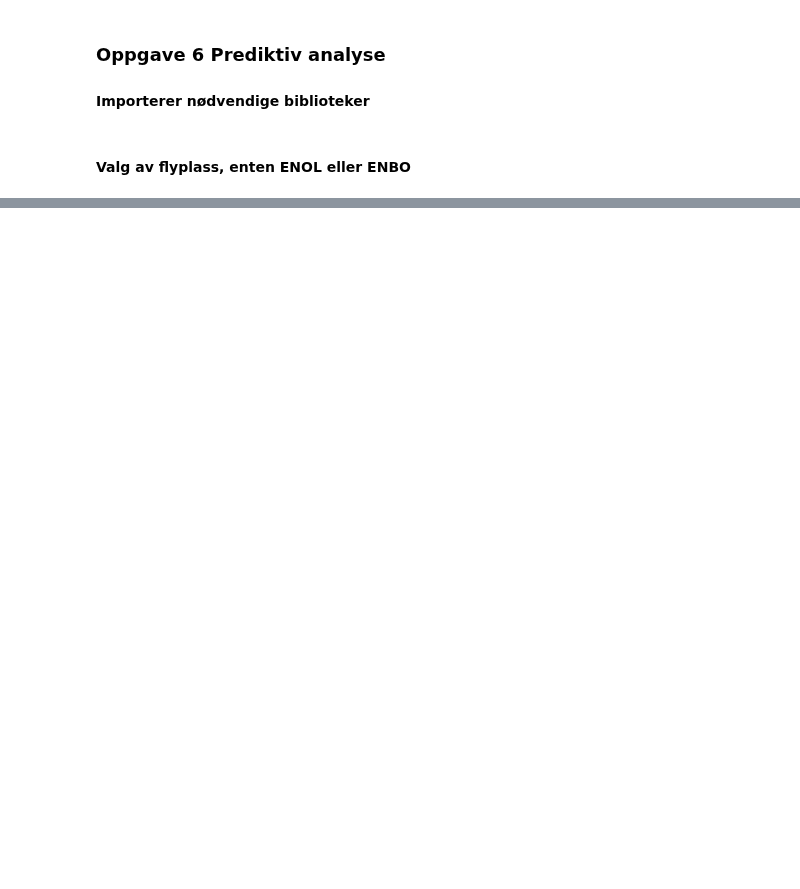
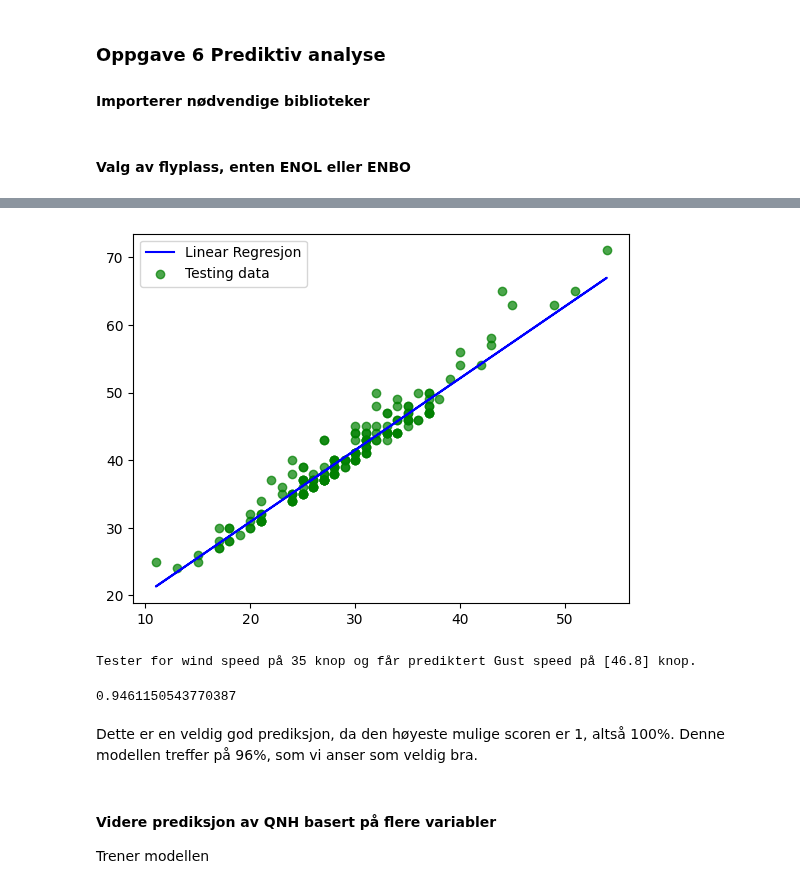
Before and after one commit to oaherrem/Prosjektgruppe55, a Jupyter notebook: notebooks/06_prediktiv_analyse.ipynb, the cells around one changed output, grey strips where cells are left out. Drawn from its saved outputs; the diff is of its cells as text; code cells hidden in the pictures; blank space fills up the shorter version.

```diff
--- a/notebooks/06_prediktiv_analyse.ipynb
+++ b/notebooks/06_prediktiv_analyse.ipynb
@@ -422,0 +55,29 @@ For best mullig "fit" er en andregradspolynom best egnet, men det er ikke uteluk
+# %%
+# Bruker modellen til å prediktere test data
+prediction = LR.predict(X_test.values.reshape(-1,1))
+
+# Plotter prediksjonslinje mot test data
+plt.plot(X_test, prediction, label='Linear Regresjon', color='b')
+plt.scatter(X_test, y_test, color='g', label='Testing data', alpha=0.7)
+plt.legend()
+plt.show()
+# %% [output]
+[figure, added]
+# %%
+# tester modellen for et spesifikk gust speed
+test_value = 35
+predicted_35_wind_speed = LR.predict(([[test_value]]))
+print(f"Tester for wind speed på {test_value} knop og får prediktert Gust speed på {predicted_35_wind_speed.round(2)} knop.")
+# %% [output]
+Tester for wind speed på 35 knop og får prediktert Gust speed på [46.8] knop.
+# %%
+# Gir modellen en score
+LR.score(X_test.values.reshape(-1,1), y_test.values)
+# %% [output]
+0.9461150543770387
+# %% [markdown]
+Dette er en veldig god prediksjon, da den høyeste mulige scoren er 1, altså 100%. Denne modellen treffer på 96%, som vi anser som veldig bra.
+# %% [markdown]
+#### Videre prediksjon av QNH basert på flere variabler
+
+Trener modellen
```
Also changed, not shown: parts of 67 cells of this notebook.
